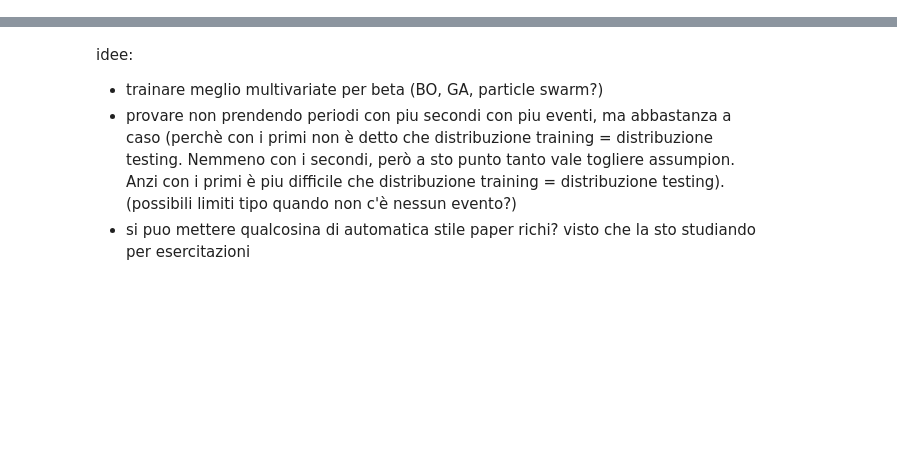
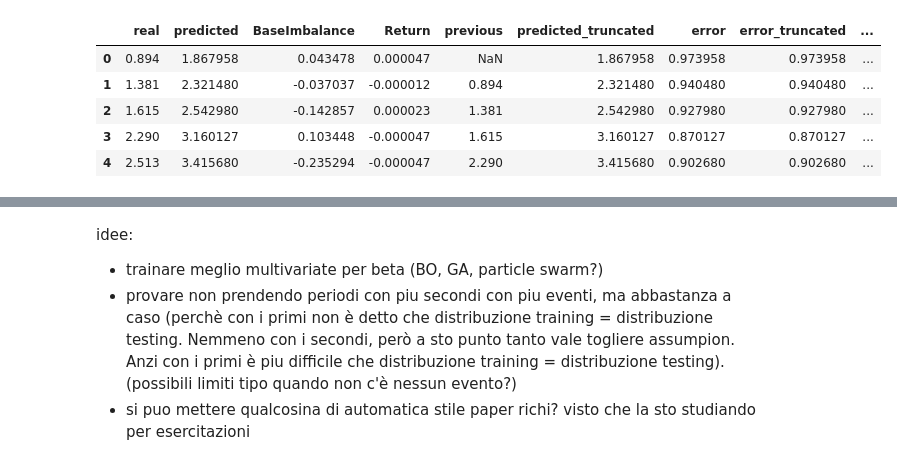
Before and after one commit to daxus4/multivariate_hawkes, a Jupyter notebook: notebook/n20241124_check_accuracy.ipynb, the cells around one changed output, grey strips where cells are left out. Cells and saved outputs as stored; diff of their text form; code cells hidden in the pictures; blank space fills up the shorter version.

```diff
--- a/notebook/n20241124_check_accuracy.ipynb
+++ b/notebook/n20241124_check_accuracy.ipynb
@@ -65,2 +63,61 @@ df[df["method"] == "mul"]
+# %%
+path = Path(
+    "C:\\Users\\Admin\\OneDrive - Politecnico di Milano\\phd\\code\\multivariate_hawkes\\data\\coe_dataframes\\simulation_dataframes\\filtered_sampled"
+)
+method_simulation_subdirs = [
+    d
+    for d in path.rglob("")
+    if d.is_dir()
+    and not any(child.is_dir() for child in d.iterdir())
+    and "bi_level_10" in d.parts
+]
+
+dfs_list = []
+for method_simulation_subdir in method_simulation_subdirs:
+    params = method_simulation_subdir.parts[-5:-2]
+
+    dfs = []
+    for file in method_simulation_subdir.glob("orderbook_changes_*.tsv"):
+        df = pd.read_csv(file, sep="\t")
+        df["previous"] = df["real"].shift(1)
+        if params[0][0:3] == "mul":
+            df["predicted_truncated"] = df[["predicted", "previous"]].apply(
+                lambda x: (
+                    x["predicted"]
+                    if x["predicted"] < (x["previous"] + 5)
+                    else (x["previous"] + 5)
+                ),
+                axis=1,
+            )
+        else:
+            df["predicted_truncated"] = df["predicted"]
+        dfs.append(df)
+
+    df = pd.concat(dfs)
+    df["error"] = (df["real"] - df["predicted"]).abs()
+    df["error_truncated"] = (df["real"] - df["predicted_truncated"]).abs()
+    df["error_relative"] = (
+        (df["predicted"] - df["previous"]) / (df["real"] - df["previous"])
+    ).abs()
+    df["error_relative_truncated"] = (
+        (df["predicted_truncated"] - df["previous"]) / (df["real"] - df["previous"])
+    ).abs()
+    df["method"] = params[0][0:3]
+    df["pair"] = params[1]
+    df["param"] = params[2][-3:]
+
+    dfs_list.append(df)
+
+df = pd.concat(dfs_list)
+df["method_param"] = df["method"] + "_" + df["param"]
+df = df.reset_index(drop=True)
+df.head()
+# %% [output]
+|  | real | predicted | BaseImbalance | Return | previous | predicted_truncated | error | error_truncated | ... |
+| 0 | 0.894 | 1.867958 | 0.043478 | 0.000047 | NaN | 1.867958 | 0.973958 | 0.973958 | ... |
+| 1 | 1.381 | 2.321480 | -0.037037 | -0.000012 | 0.894 | 2.321480 | 0.940480 | 0.940480 | ... |
+| 2 | 1.615 | 2.542980 | -0.142857 | 0.000023 | 1.381 | 2.542980 | 0.927980 | 0.927980 | ... |
+| 3 | 2.290 | 3.160127 | 0.103448 | -0.000047 | 1.615 | 3.160127 | 0.870127 | 0.870127 | ... |
+| 4 | 2.513 | 3.415680 | -0.235294 | -0.000047 | 2.290 | 3.415680 | 0.902680 | 0.902680 | ... |
 # %%
 table_results = (
```
Also changed, not shown: parts of 5 cells of this notebook, 34 other files.
